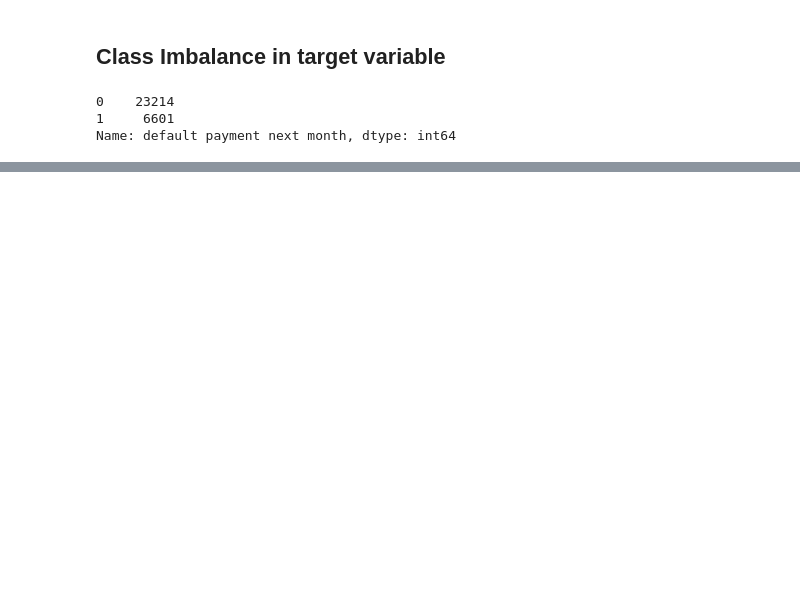
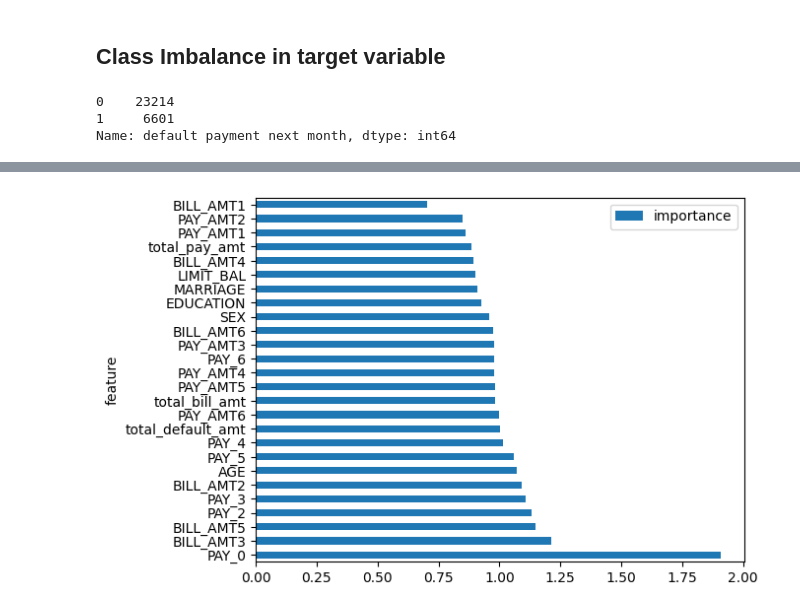
Before and after one commit to keshav1998/renew-hiring-challenge, a Jupyter notebook: modelling_and_eda.ipynb, the cells around one changed output, grey strips where cells are left out. Drawn from its saved outputs; the diff is of its cells as text; code cells hidden in the pictures; blank space fills up the shorter version.

```diff
--- a/modelling_and_eda.ipynb
+++ b/modelling_and_eda.ipynb
@@ -500,3 +504,13 @@ weighted avg       0.79      0.81      0.77      8945
+# %%
+import math
+w = lr_model.coef_[0]
+feature_importance = pd.DataFrame(x_train.columns, columns = ["feature"])
+feature_importance["importance"] = pow(math.e, w)
+feature_importance = feature_importance.sort_values(by = ["importance"], ascending=False)
+ax = feature_importance.plot.barh(x='feature', y='importance')
+plt.show()
+# %% [output]
+[figure, added]
 # %%
 print(confusion_matrix(y_test, y_pred))
 # %% [output]
```
Also changed, not shown: parts of 14 cells of this notebook.
